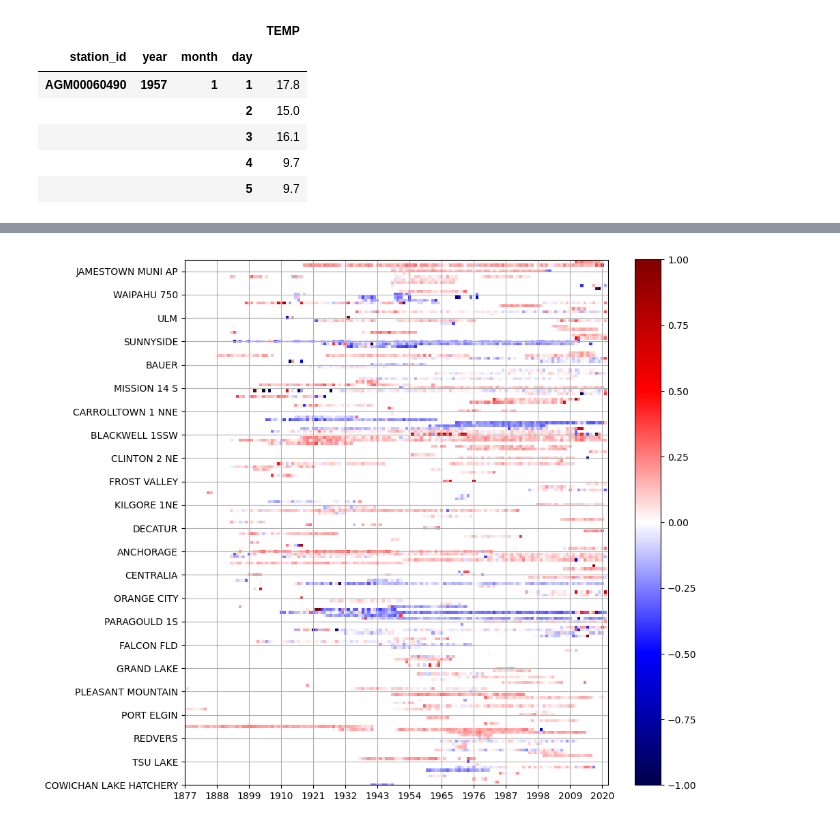
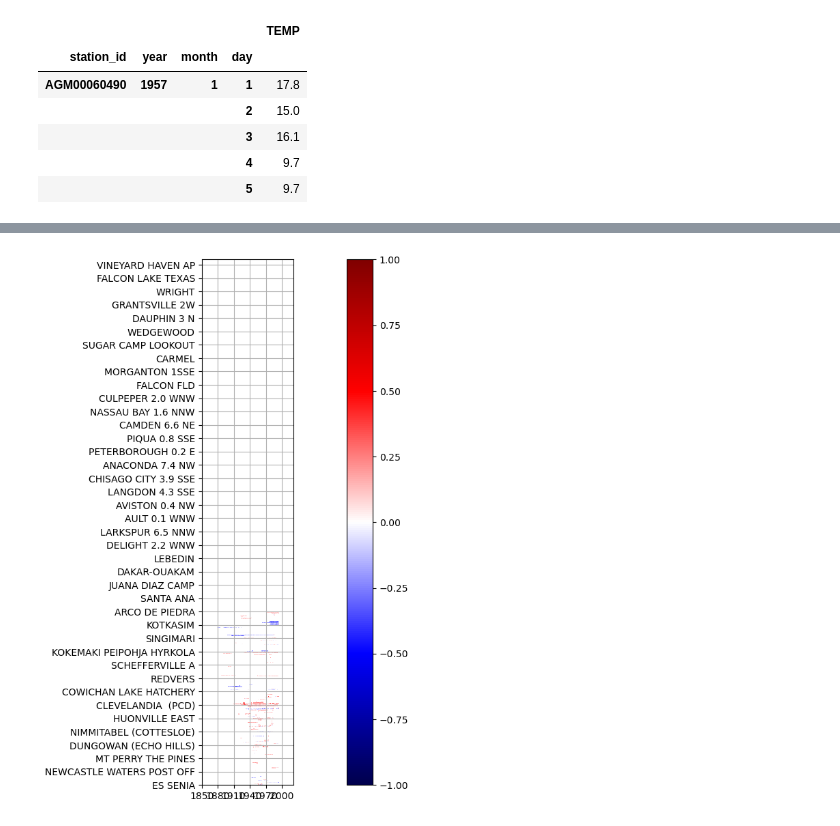
Before and after one commit to rbolline/ProbStatsFinalProject, a Jupyter notebook: p3_correlations.ipynb, the cells around one changed output, grey strips where cells are left out. Saved outputs shown, nothing was run; the diff lists cells and outputs as text; code cells hidden in the pictures.

Commit message:
Change heatmap builder to work with any metric

```diff
--- a/p3_correlations.ipynb
+++ b/p3_correlations.ipynb
@@ -152,0 +63,6 @@ def compute_daily_correlations(station, year):
+# %%
+metric_names = ["PRCP", "SNOW"]
+
+# Get data for each of the above metrics
+metric_name_to_df = {metric: get_temp_and_metric(metric) for metric in metric_names}
+print([x.shape for x in metric_name_to_df.values()])
@@ -163,5 +119,0 @@ del indices
-# %%
-correlations = np.empty(shape=(len(stations), len(years), 2))
-print(correlations.shape)
-for (station, year) in tqdm.tqdm(station_year_pairs):
-    correlations[station_index[station], year_index[year], :] = compute_daily_correlations(station, year)
@@ -169,0 +120,15 @@ for (station, year) in tqdm.tqdm(station_year_pairs):
+# %%
+# For each metric: compute correlation between temperature and *metric* for each (station, year) pair
+
+heatmaps = {}
+for metric in metric_names:
+    metric_data = metric_name_to_df[metric]
+    groupby = metric_data.groupby(by=["station_id", "year"])
+    correlation_matrices = groupby.corr()
+    correlations = correlation_matrices[metric].groupby(["station_id", "year"]).first()
+
+    # Convert the pandas series into a 2D table, with station id as index and year as column
+    correlation_heatmap = correlations.unstack(level=-1)
+
+    print(f"TEMP vs. {metric}: {correlation_heatmap.shape}")
+    heatmaps[metric] = correlation_heatmap
@@ -184,18 +143,8 @@ Name: station_name, dtype: object
 # %%
 # Plot a heatmap of correlations between temperature and precipitation, for each station and each year
-def plot_heatmap(col_name):
-    if col_name == "PRCP":
-        col = 0
-    elif col_name == "SNOW":
-        col = 1
-    else:
-        raise ValueError("Invalid column name")
-
-    year_tick_frequency = 11
-    station_tick_frequency = 8
-
-    plt.figure(figsize=(10, 10))
-    plt.imshow(correlations[:, :, col], cmap="seismic")
+def plot_heatmap(metric, year_tick_frequency, station_tick_frequency):
+    plt.figure(figsize=(20, 10))
+    plt.imshow(heatmaps[metric], cmap="seismic")
     plt.colorbar()
     plt.xticks(ticks=np.arange(len(years))[::year_tick_frequency], labels=years[::year_tick_frequency])
     plt.yticks(ticks=np.arange(len(stations))[::station_tick_frequency], labels=station_names[stations[::station_tick_frequency]])
@@ -204,7 +153,7 @@ def plot_heatmap(col_name):
     plt.grid()
     plt.show()
 # %%
-plot_heatmap("PRCP")
+plot_heatmap("PRCP", year_tick_frequency=30, station_tick_frequency=25)
 # %% [output]
-[figure, old version]
+[figure, new version]
 # %%
```
Also changed, not shown: parts of 13 cells of this notebook.
